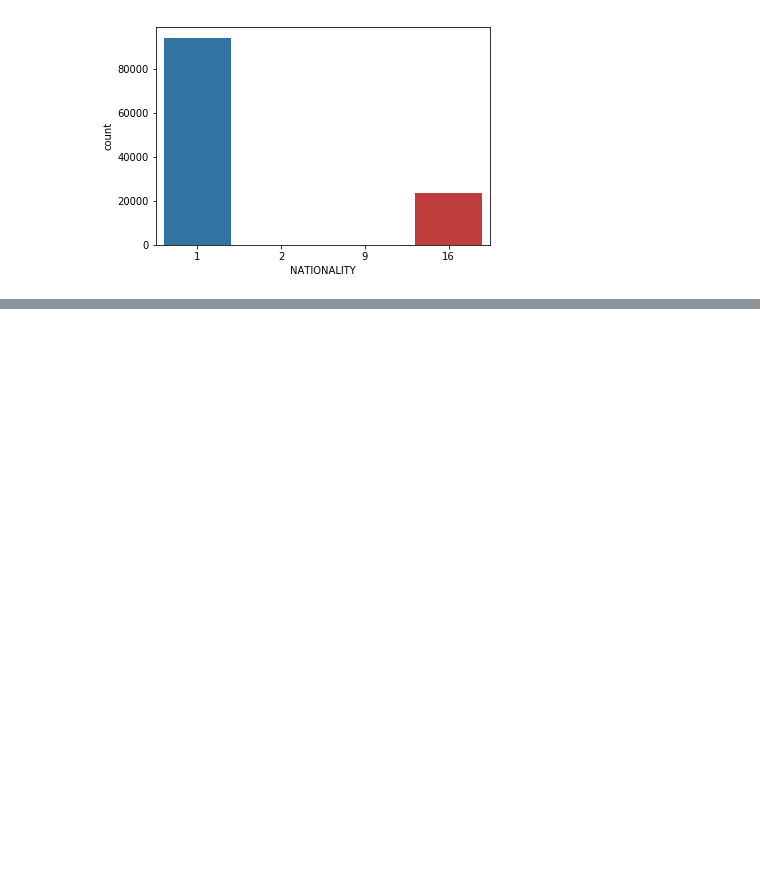
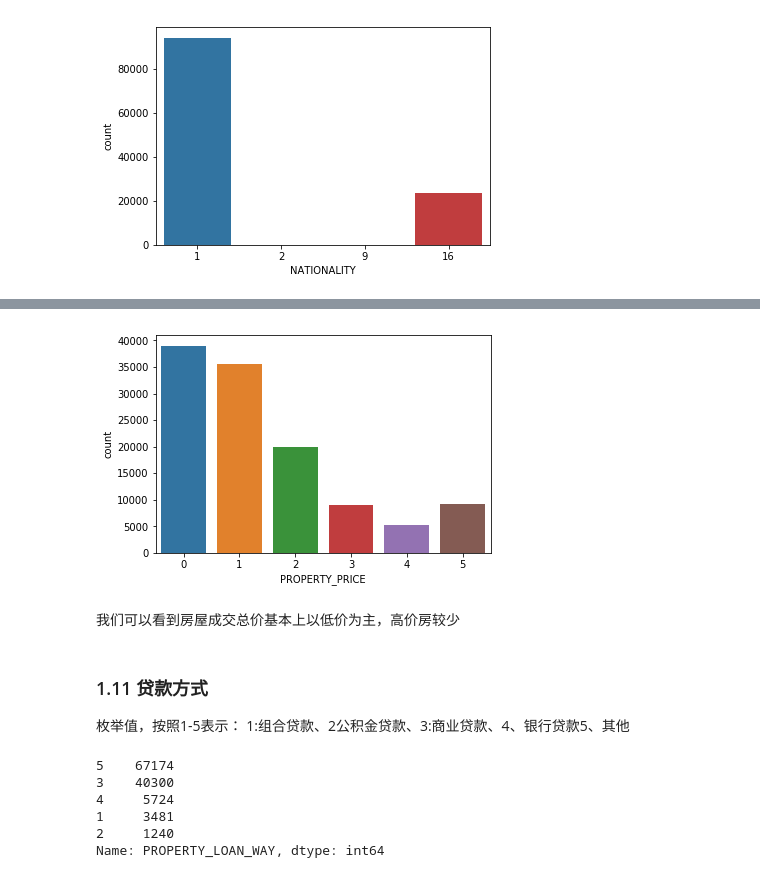
Before and after one commit to yanqiangmiffy/personal-credit-evaluation, a Jupyter notebook: 数据分析.ipynb, the cells around one changed output, grey strips where cells are left out. Cells and saved outputs as stored; diff of their text form; code cells hidden in the pictures; blank space fills up the shorter version.

```diff
--- a/数据分析.ipynb
+++ b/数据分析.ipynb
@@ -178,0 +244,20 @@ g=sns.countplot(x='NATIONALITY',data=data)
+# %%
+g=sns.countplot(x='PROPERTY_PRICE',data=data)
+# %% [output]
+[figure, added]
+# %% [markdown]
+我们可以看到房屋成交总价基本上以低价为主，高价房较少
+# %% [markdown]
+### 1.11 贷款方式
+
+枚举值，按照1-5表示：
+1:组合贷款、2公积金贷款、3:商业贷款、4、银行贷款5、其他
+# %%
+data['PROPERTY_LOAN_WAY'].value_counts()
+# %% [output]
+5    67174
+3    40300
+4     5724
+1     3481
+2     1240
+Name: PROPERTY_LOAN_WAY, dtype: int64
```
Also changed, not shown: parts of 26 cells of this notebook.
